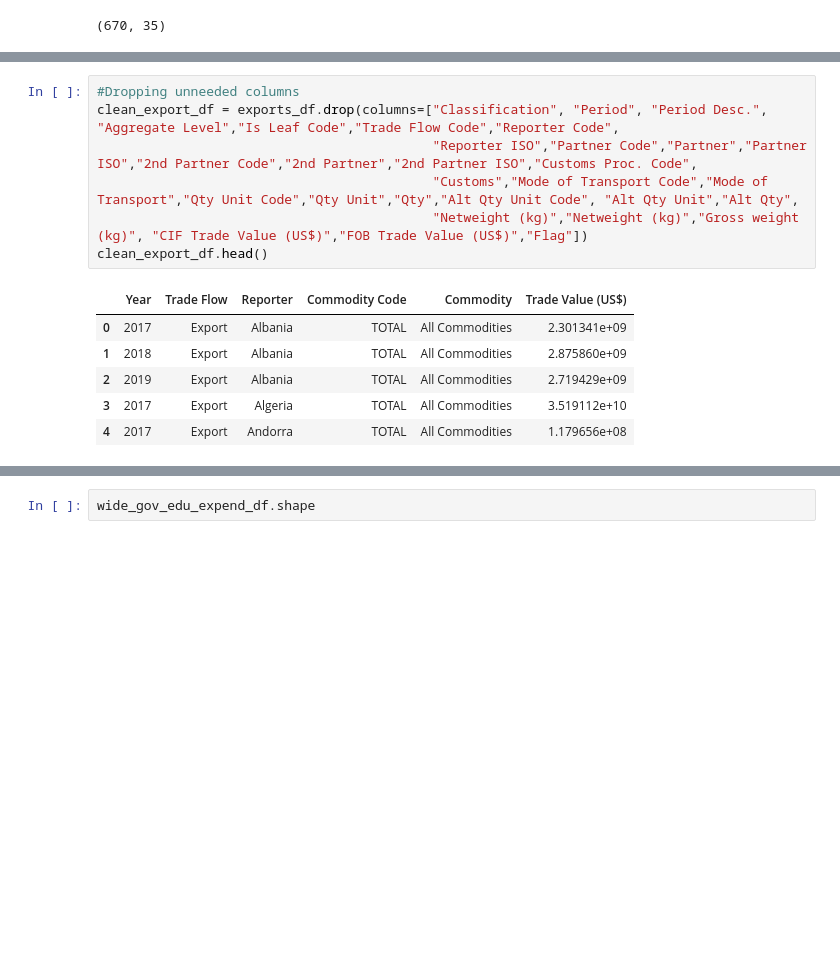
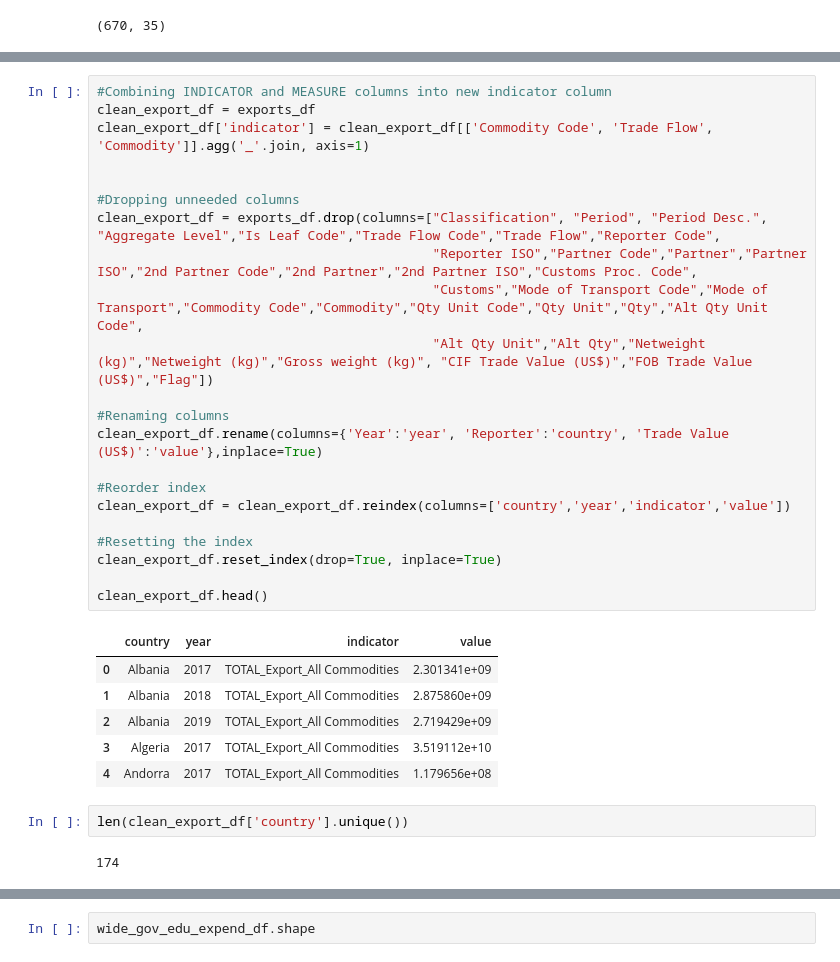
Before and after one commit to steph-wda/ds4a-capstone-team34, a Jupyter notebook: Education_and_Innovation_Team34.ipynb, the cells around one changed output, grey strips where cells are left out. Drawn from its saved outputs; the diff is of its cells as text; blank space fills up the shorter version.

```diff
--- a/Education_and_Innovation_Team34.ipynb
+++ b/Education_and_Innovation_Team34.ipynb
@@ -1506,16 +1322,35 @@ Data columns (total 35 columns):
 dtypes: float64(16), int64(10), object(9)
 memory usage: 183.3+ KB
 # %%
+#Combining INDICATOR and MEASURE columns into new indicator column
+clean_export_df = exports_df
+clean_export_df['indicator'] = clean_export_df[['Commodity Code', 'Trade Flow', 'Commodity']].agg('_'.join, axis=1)
+
+
 #Dropping unneeded columns
-clean_export_df = exports_df.drop(columns=["Classification", "Period", "Period Desc.", "Aggregate Level","Is Leaf Code","Trade Flow Code","Reporter Code",
+clean_export_df = exports_df.drop(columns=["Classification", "Period", "Period Desc.", "Aggregate Level","Is Leaf Code","Trade Flow Code","Trade Flow","Reporter Code",
                                            "Reporter ISO","Partner Code","Partner","Partner ISO","2nd Partner Code","2nd Partner","2nd Partner ISO","Customs Proc. Code",
-                                           "Customs","Mode of Transport Code","Mode of Transport","Qty Unit Code","Qty Unit","Qty","Alt Qty Unit Code", "Alt Qty Unit","Alt Qty",
-                                           "Netweight (kg)","Netweight (kg)","Gross weight (kg)", "CIF Trade Value (US$)","FOB Trade Value (US$)","Flag"])
+                                           "Customs","Mode of Transport Code","Mode of Transport","Commodity Code","Commodity","Qty Unit Code","Qty Unit","Qty","Alt Qty Unit Code",
+                                           "Alt Qty Unit","Alt Qty","Netweight (kg)","Netweight (kg)","Gross weight (kg)", "CIF Trade Value (US$)","FOB Trade Value (US$)","Flag"])
+
+#Renaming columns
+clean_export_df.rename(columns={'Year':'year', 'Reporter':'country', 'Trade Value (US$)':'value'},inplace=True)
+
+#Reorder index
+clean_export_df = clean_export_df.reindex(columns=['country','year','indicator','value'])
+
+#Resetting the index
+clean_export_df.reset_index(drop=True, inplace=True)
+
 clean_export_df.head()
 # %% [output]
-|  | Year | Trade Flow | Reporter | Commodity Code | Commodity | Trade Value (US$) |
-| 0 | 2017 | Export | Albania | TOTAL | All Commodities | 2.301341e+09 |
-| 1 | 2018 | Export | Albania | TOTAL | All Commodities | 2.875860e+09 |
-| 2 | 2019 | Export | Albania | TOTAL | All Commodities | 2.719429e+09 |
-| 3 | 2017 | Export | Algeria | TOTAL | All Commodities | 3.519112e+10 |
-| 4 | 2017 | Export | Andorra | TOTAL | All Commodities | 1.179656e+08 |
+|  | country | year | indicator | value |
+| 0 | Albania | 2017 | TOTAL_Export_All Commodities | 2.301341e+09 |
+| 1 | Albania | 2018 | TOTAL_Export_All Commodities | 2.875860e+09 |
+| 2 | Albania | 2019 | TOTAL_Export_All Commodities | 2.719429e+09 |
+| 3 | Algeria | 2017 | TOTAL_Export_All Commodities | 3.519112e+10 |
+| 4 | Andorra | 2017 | TOTAL_Export_All Commodities | 1.179656e+08 |
+# %%
+len(clean_export_df['country'].unique())
+# %% [output]
+174
```
Also changed, not shown: parts of 131 cells of this notebook, 3 other files.
